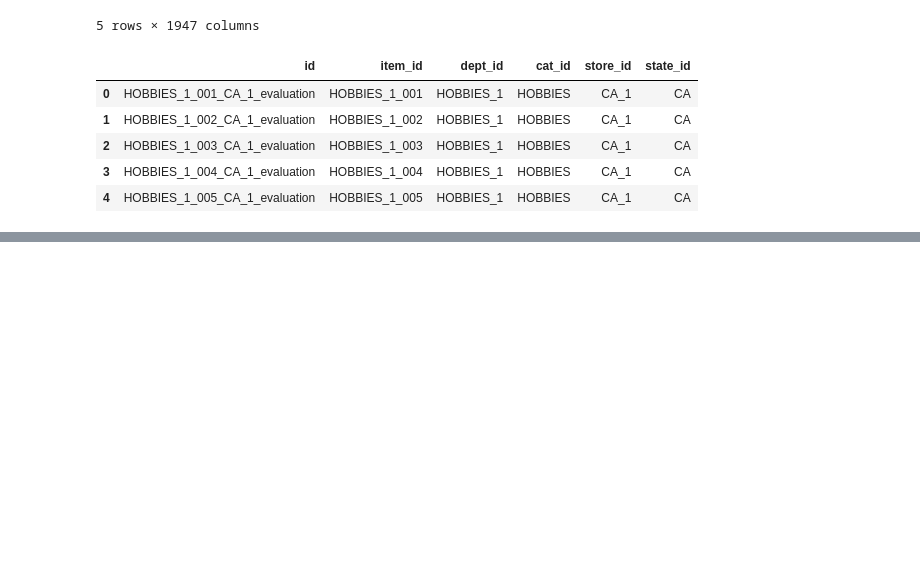
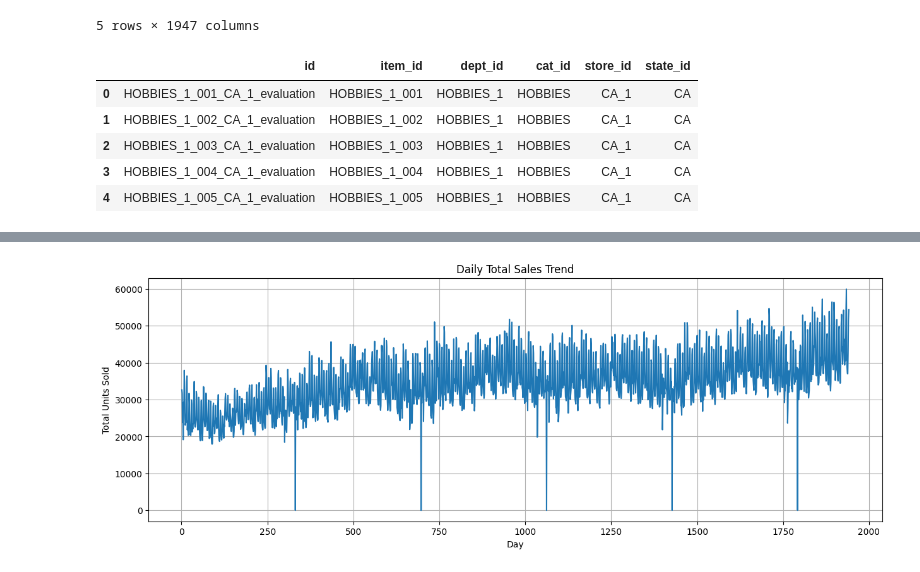
Before and after one commit to ligimathew123/Retail-Demand-Forecasting-Inventory-Optimization, a Jupyter notebook: notebooks/retail_forecasting.ipynb, the cells around one changed output, grey strips where cells are left out. Saved outputs shown, nothing was run; the diff lists cells and outputs as text; code cells hidden in the pictures; blank space fills up the shorter version.

```diff
--- a/notebooks/retail_forecasting.ipynb
+++ b/notebooks/retail_forecasting.ipynb
@@ -227,0 +279,11 @@ display(
+# %%
+sales['total_sales'] = sales[sales_columns].sum(axis=1)
+
+top_items = (
+    sales[['id', 'item_id', 'dept_id', 'cat_id',
+           'store_id', 'state_id', 'total_sales']]
+    .sort_values('total_sales', ascending=False)
+    .head(10)
+)
+
+display(top_items)
@@ -227,0 +429,15 @@ display(
+# %%
+daily_sales = sales[sales_columns].sum(axis=0)
+
+daily_sales.index = range(1, len(daily_sales) + 1)
+
+plt.figure(figsize=(15, 5))
+plt.plot(daily_sales)
+
+plt.title('Daily Total Sales Trend')
+plt.xlabel('Day')
+plt.ylabel('Total Units Sold')
+plt.grid(True)
+plt.show()
+# %% [output]
+[figure, added]
```
Also changed, not shown: parts of 15 cells of this notebook.
